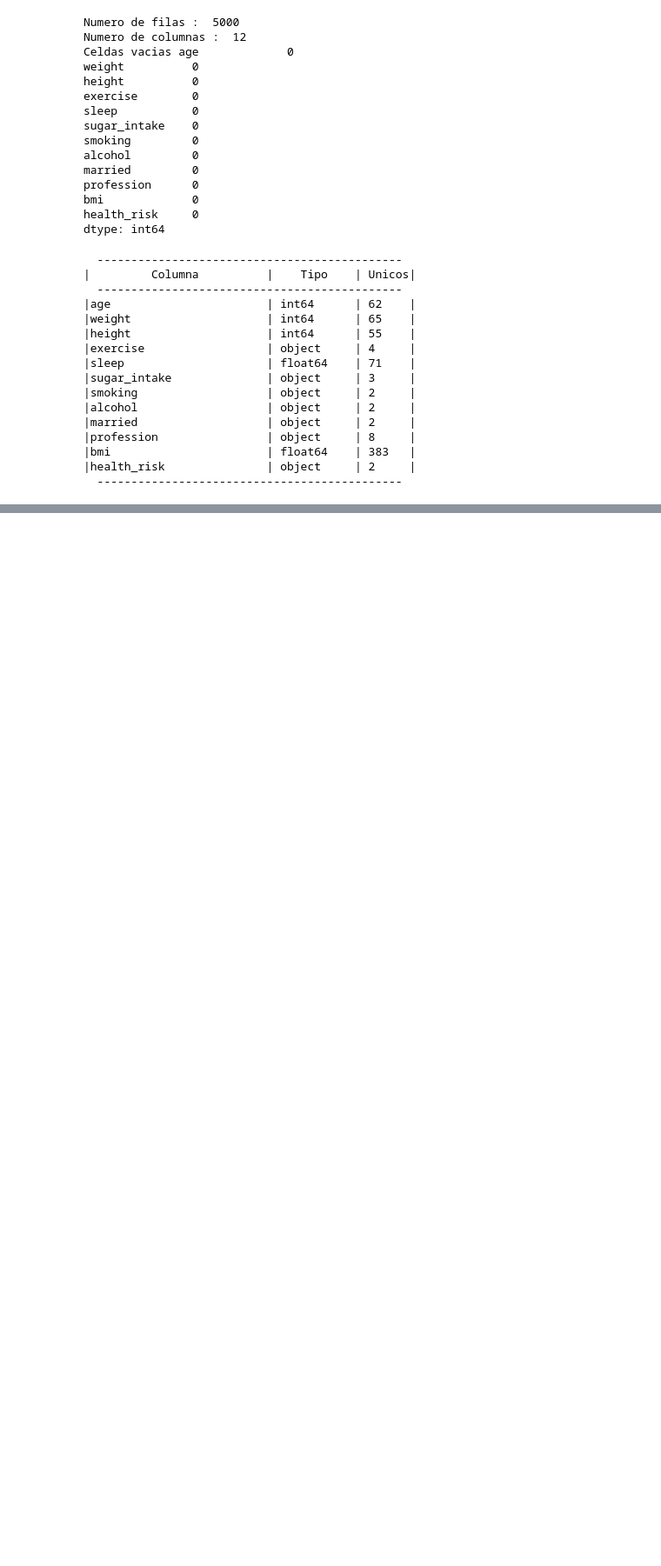
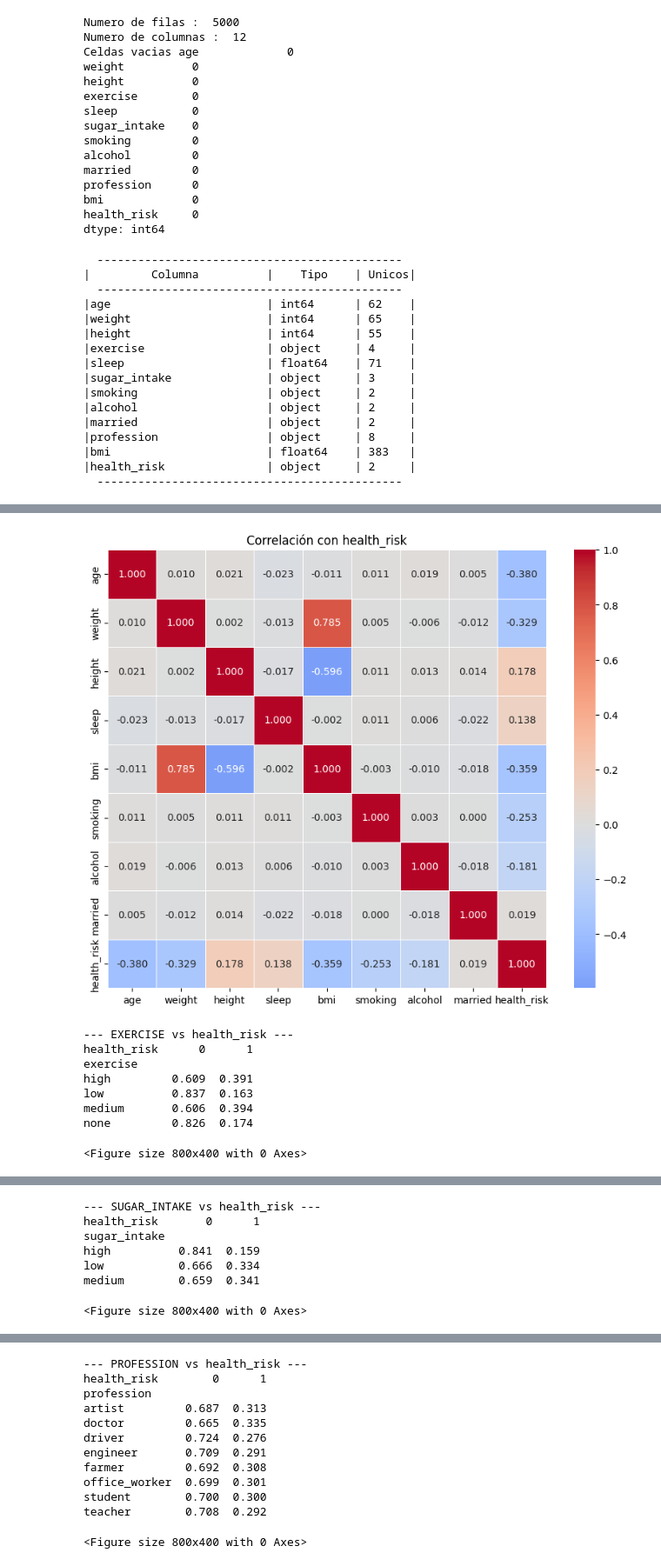
Before and after one commit to kannhpj/data-labs-proyecto, a Jupyter notebook: notebooks/02_Exploracion_datos.ipynb, the cells around one changed output, grey strips where cells are left out. Shown at 87% size. Saved outputs shown, nothing was run; the diff lists cells and outputs as text; code cells hidden in the pictures; blank space fills up the shorter version.

```diff
--- a/notebooks/02_Exploracion_datos.ipynb
+++ b/notebooks/02_Exploracion_datos.ipynb
@@ -72,0 +143,5 @@ print(f"{str("-----"*9):^50}")
+# %%
+# convertir en binarias las columnas que tienen dos valores unicos
+columnas_a_binarias = ['smoking', 'alcohol', 'married', 'health_risk']
+for col in columnas_a_binarias:
+    df[col] = df[col].cat.codes
@@ -72,0 +170,39 @@ print(f"{str("-----"*9):^50}")
+# %%
+
+# 1. Heatmap de TODAS las variables numéricas/binarias
+cols_to_check = ['age', 'weight', 'height', 'sleep', 'bmi',
+                 'smoking', 'alcohol', 'married', 'health_risk']
+
+plt.figure(figsize=(10, 8))
+sns.heatmap(df[cols_to_check].corr(),
+            annot=True, cmap='coolwarm', center=0, fmt='.3f',
+            square=True, linewidths=.5)
+plt.title("Correlación con health_risk")
+plt.show()
+
+# 2. Análisis de variables categóricas
+categorical_cols = ['exercise', 'sugar_intake', 'profession']
+
+for col in categorical_cols:
+    print(f"\n--- {col.upper()} vs health_risk ---")
+    crosstab = pd.crosstab(df[col], df['health_risk'], normalize='index')
+    print(crosstab.round(3))
+
+    # Gráfico
+    plt.figure(figsize=(8, 4))
+    crosstab.plot(kind='bar', stacked=True, colormap='viridis')
+    plt.title(f"{col} → Proporción de health_risk")
+    plt.ylabel("Proporción")
+    plt.legend(title="health_risk")
+    plt.xticks(rotation=45)
+    plt.show()
+# %% [output]
+[figure, added]
+--- EXERCISE vs health_risk ---
+health_risk      0      1
+exercise
+high         0.609  0.391
+low          0.837  0.163
+medium       0.606  0.394
+none         0.826  0.174
+<Figure size 800x400 with 0 Axes>
@@ -72,0 +210,7 @@ print(f"{str("-----"*9):^50}")
+--- SUGAR_INTAKE vs health_risk ---
+health_risk       0      1
+sugar_intake
+high          0.841  0.159
+low           0.666  0.334
+medium        0.659  0.341
+<Figure size 800x400 with 0 Axes>
@@ -72,0 +218,12 @@ print(f"{str("-----"*9):^50}")
+--- PROFESSION vs health_risk ---
+health_risk        0      1
+profession
+artist         0.687  0.313
+doctor         0.665  0.335
+driver         0.724  0.276
+engineer       0.709  0.291
+farmer         0.692  0.308
+office_worker  0.699  0.301
+student        0.700  0.300
+teacher        0.708  0.292
+<Figure size 800x400 with 0 Axes>
```
Also changed, not shown: parts of 8 cells of this notebook, 1 other file.
